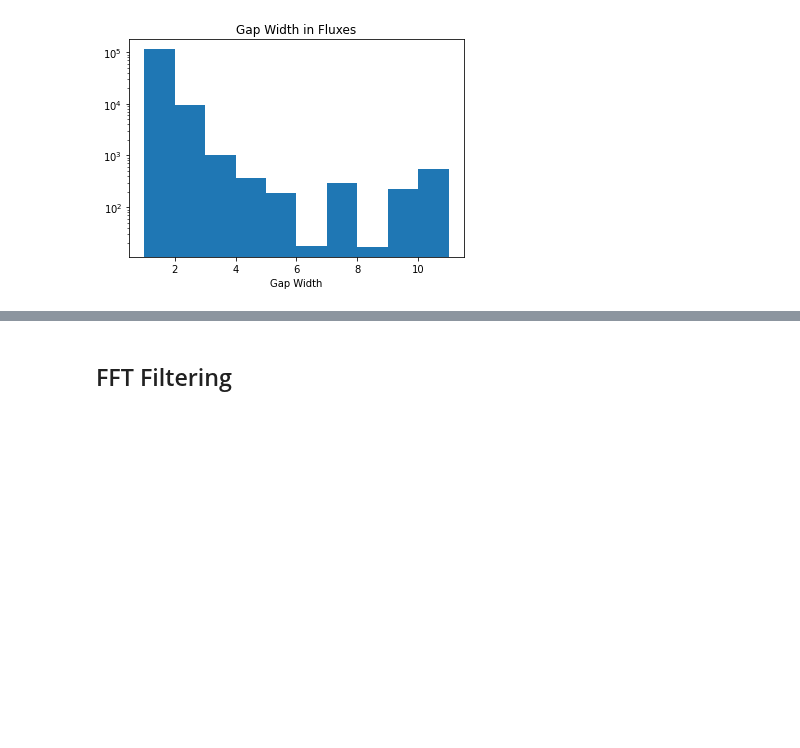
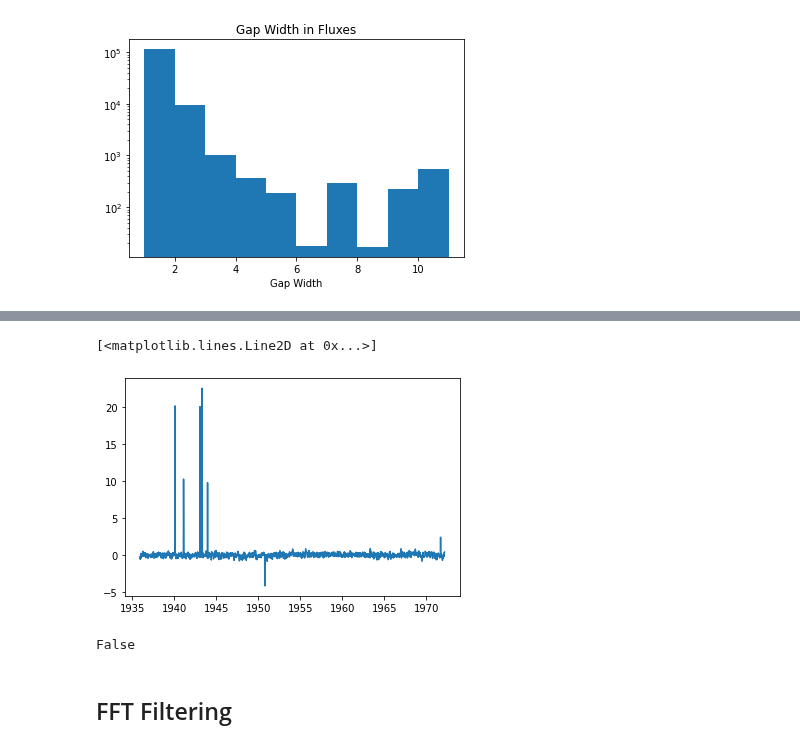
Before and after one commit to RileyWClarke/BiancoGroup, a Jupyter notebook: Notebooks/fftfilter2.ipynb, the cells around one changed output, grey strips where cells are left out. Saved outputs shown, nothing was run; the diff lists cells and outputs as text; code cells hidden in the pictures; blank space fills up the shorter version.

```diff
--- a/Notebooks/fftfilter2.ipynb
+++ b/Notebooks/fftfilter2.ipynb
@@ -230,7 +230,6 @@ True
 bjd_gaps = []
 flux_gaps = []
 fluxerr_gaps = []
-nan_inds = []
 
 for bjd in bjds:
   nancount = 0
@@ -245,20 +244,15 @@ for bjd in bjds:
 
 for flux in fluxes:
   nancount = 0
-  gap_inds = [] #list of gap indices per series
   for i in range(len(flux)):
 
     if (np.isnan(flux[i]) == True) and (np.isnan(flux[i+1]) == False):
       nancount += 1
       flux_gaps.append(nancount)
       nancount = 0
-      gap_inds.append(i)
 
     if (np.isnan(flux[i]) == True) and (np.isnan(flux[i+1]) == True):
       nancount += 1
-      gap_inds.append(i)
-
-  nan_inds.append(gap)
 
 for fluxerr in fluxerrs:
   nancount = 0
@@ -305,4 +274,0 @@ len(nan_inds)
-# %%
-#Linear Interpolation
-for flux in fluxes:
-  for i in range(len(flux)):
@@ -309,3 +293,32 @@ for flux in fluxes:
+# %%
+def lin_interp_nans(time, flux):
+    bools = np.isnan(flux)
+    edges = np.diff(bools)
+    edgeindx = np.where(~(edges == 0))[0]+1
+    newflux = np.copy(flux)
+
+    for i, edge in enumerate(edgeindx):
+      if i%2 == 0:
+
+        a, b = np.polyfit( (time[edge-1], time[edgeindx[i+1]]),
+                           (flux[edge-1], flux[edgeindx[i+1]]), deg = 1)
+
+        newflux[edge:edgeindx[i+1]] = a * np.array(time[edge:edgeindx[i+1]]) + b
+
+      else:
+        pass
+
+    return newflux
+# %%
+flux_interp = lin_interp_nans(bjds[0],fluxes[0])
+plt.plot(bjds[0], flux_interp)
+# %% [output]
+[<matplotlib.lines.Line2D at 0x...>]
+[figure, added]
+# %%
+np.any(np.isnan(flux_interp))
+# %% [output]
+False
 # %% [markdown]
 ## FFT Filtering
 # %%
```
Also changed, not shown: parts of 4 cells of this notebook.
